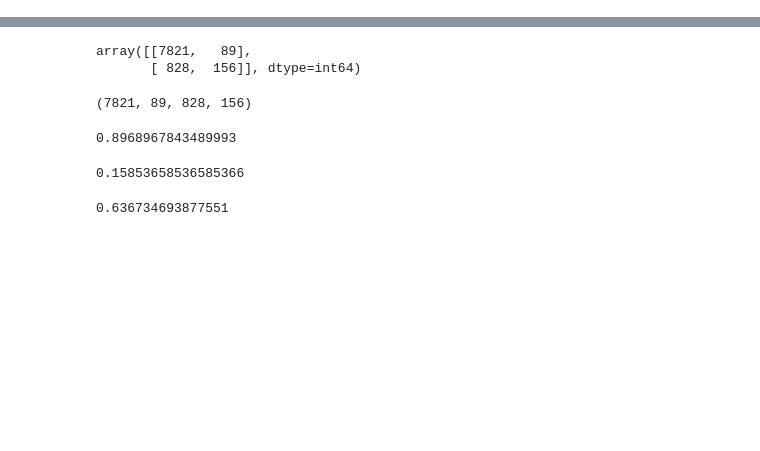
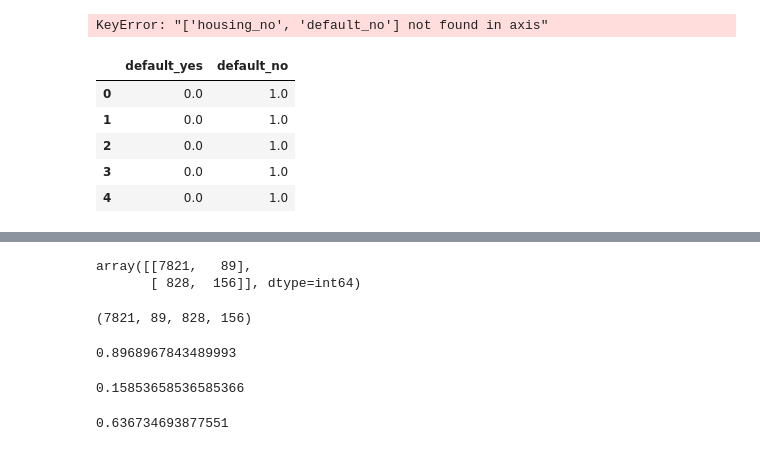
Before and after one commit to The-Knowledge-House/DS_22, a Jupyter notebook: phase_3/week_7/5_1/case_study_models.ipynb, the cells around one changed output, grey strips where cells are left out. Cells and saved outputs as stored; diff of their text form; code cells hidden in the pictures; blank space fills up the shorter version.

```diff
--- a/phase_3/week_7/5_1/case_study_models.ipynb
+++ b/phase_3/week_7/5_1/case_study_models.ipynb
@@ -41,3 +44,19 @@ df = pd.get_dummies(df)
 df = df.apply(lambda x: x.astype(float))
 
 df.to_csv("../data/bank-cleaned.csv", index=False)
+# %%
+df['pdays'] = np.where(df['pdays'] == -1, 0, df['pdays'])
+df.drop(columns=["housing_no", "default_no"], inplace=True)
+# %% [output]
+KeyError: "['housing_no', 'default_no'] not found in axis"
+# %%
+df[["default_yes", "default_no"]].head()
+
+# PERFECT EXAMPLE OF CO-LINEARITY (when one value is x, the other value is guaranteed to by y). Terrible for our model because it will introduce noise.
+# %% [output]
+|  | default_yes | default_no |
+| 0 | 0.0 | 1.0 |
+| 1 | 0.0 | 1.0 |
+| 2 | 0.0 | 1.0 |
+| 3 | 0.0 | 1.0 |
+| 4 | 0.0 | 1.0 |
```
Also changed, not shown: parts of 6 cells of this notebook, 8 other files.
